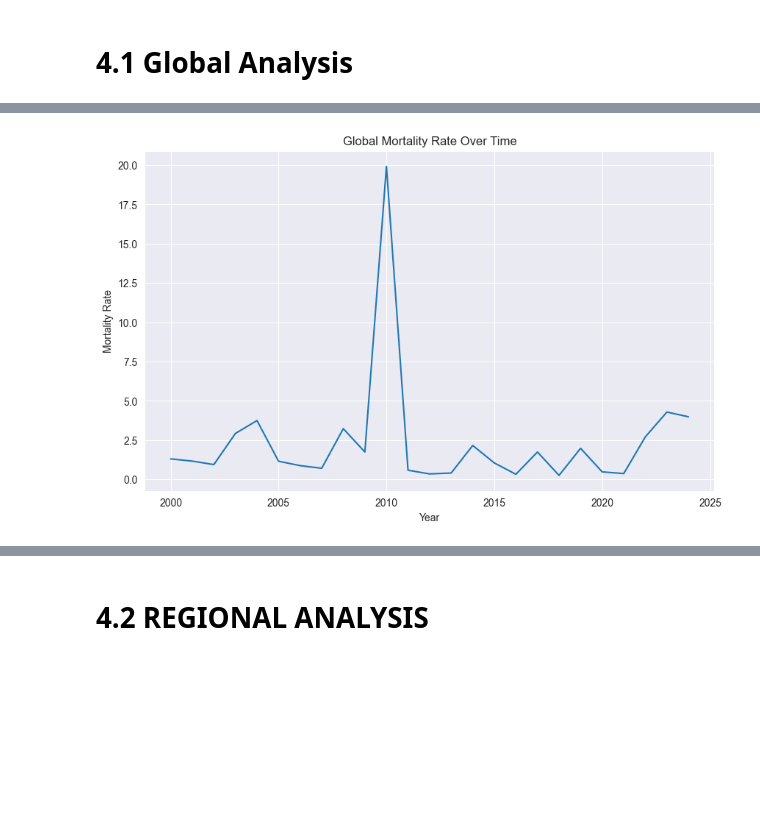
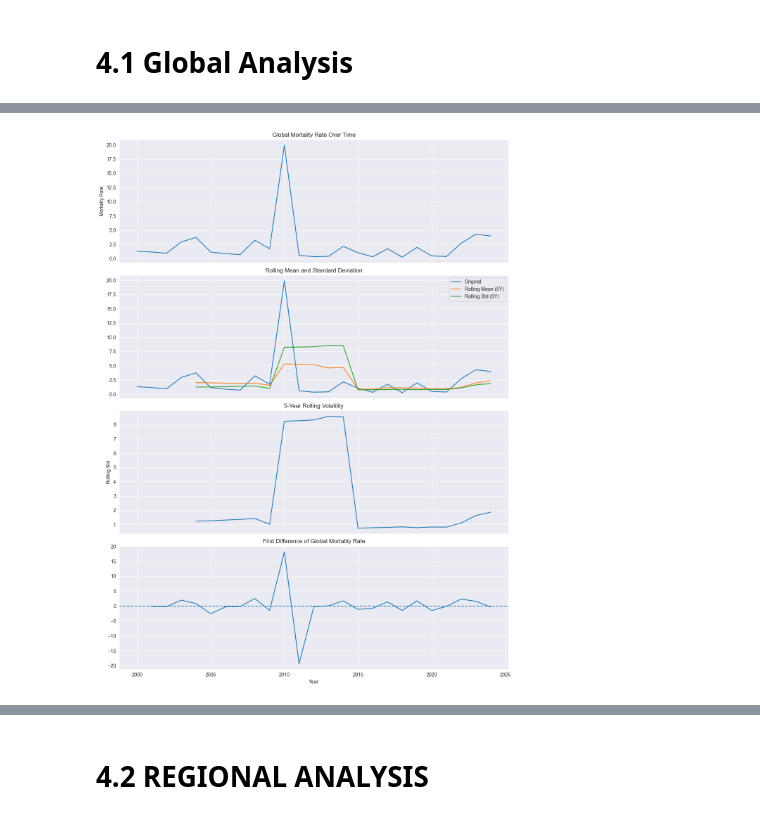
Before and after one commit to NgocMypzg/Mortality_Rate_Forecasting, a Jupyter notebook: notebook/eda.ipynb, the cells around one changed output, grey strips where cells are left out. Drawn from its saved outputs; the diff is of its cells as text; code cells hidden in the pictures; blank space fills up the shorter version.

```diff
--- a/notebook/eda.ipynb
+++ b/notebook/eda.ipynb
@@ -33,7 +33,6 @@ Zimbabwe
 # %% [markdown]
 # 4.1 Global Analysis
 # %%
-
 # 4.1.1 Global Trend
 
 global_ts = (
@@ -42,31 +41,10 @@ global_ts = (
     .sort_index()
 )
 
-plt.figure(figsize=(10,6))
-plt.plot(global_ts)
-plt.title("Global Mortality Rate Over Time")
-plt.xlabel("Year")
-plt.ylabel("Mortality Rate")
-plt.show()
-
 # 4.1.2 Rolling Statistics
 
 rolling_mean = global_ts.rolling(window=5).mean()
 rolling_std = global_ts.rolling(window=5).std()
-
-plt.figure(figsize=(10,6))
-plt.plot(global_ts, label="Original")
-plt.plot(rolling_mean, label="Rolling Mean (5Y)")
-plt.plot(rolling_std, label="Rolling Std (5Y)")
-plt.legend()
-plt.title("Rolling Mean and Standard Deviation")
-plt.show()
-
-plt.figure(figsize=(10,6))
-plt.plot(rolling_std)
-plt.title("5-Year Rolling Volatility")
-plt.show()
-
 
 # 4.1.3 Stationarity (ADF Test)
 
@@ -77,40 +55,63 @@ adf_result = adfuller(global_ts)
 print("ADF Statistic:", adf_result[0])
 print("p-value:", adf_result[1])
 
-
-
-# First Difference (if needed)
+# First Difference
 diff_ts = global_ts.diff().dropna()
-
-plt.figure(figsize=(10,6))
-plt.plot(diff_ts)
-plt.axhline(0, linestyle="--")
-plt.title("First Difference of Global Mortality Rate")
-plt.show()
 
 adf_diff = adfuller(diff_ts)
 
 print("ADF Statistic (Differenced):", adf_diff[0])
 print("p-value (Differenced):", adf_diff[1])
 
+#Trend + Rolling + Volatility + Diff
+
+fig, axes = plt.subplots(4, 1, figsize=(12, 16), sharex=True)
+
+# Global Trend
+axes[0].plot(global_ts)
+axes[0].set_title("Global Mortality Rate Over Time")
+axes[0].set_ylabel("Mortality Rate")
+
+# Rolling Mean + Std
+axes[1].plot(global_ts, label="Original")
+axes[1].plot(rolling_mean, label="Rolling Mean (5Y)")
+axes[1].plot(rolling_std, label="Rolling Std (5Y)")
+axes[1].legend()
+axes[1].set_title("Rolling Mean and Standard Deviation")
+
+# Rolling Volatility
+axes[2].plot(rolling_std)
+axes[2].set_title("5-Year Rolling Volatility")
+axes[2].set_ylabel("Rolling Std")
+
+# First Difference
+axes[3].plot(diff_ts)
+axes[3].axhline(0, linestyle="--")
+axes[3].set_title("First Difference of Global Mortality Rate")
+axes[3].set_xlabel("Year")
+
+plt.tight_layout()
+plt.show()
+
 
 # 4.1.4 ACF & PACF
 
 from statsmodels.graphics.tsaplots import plot_acf, plot_pacf
 
-print("ACF Plot (Original Series)")
-plot_acf(global_ts)
+fig, axes = plt.subplots(2, 2, figsize=(12, 8))
+
+plot_acf(global_ts, ax=axes[0, 0])
+axes[0, 0].set_title("ACF (Original Series)")
+
+plot_pacf(global_ts, ax=axes[0, 1])
+axes[0, 1].set_title("PACF (Original Series)")
+
+plot_acf(diff_ts, ax=axes[1, 0])
+axes[1, 0].set_title("ACF (Differenced Series)")
+
+plot_pacf(diff_ts, ax=axes[1, 1])
+axes[1, 1].set_title("PACF (Differenced Series)")
+
+plt.tight_layout()
 plt.show()
-
-print("PACF Plot (Original Series)")
-plot_pacf(global_ts)
-plt.show()
-
-print("ACF Plot (Differenced Series)")
-plot_acf(diff_ts)
-plt.show()
-
-print("PACF Plot (Differenced Series)")
-plot_pacf(diff_ts)
-plt.show()
 # %% [output]
@@ -117 +122 @@ plt.show()
-[figure, old version]
+[figure, new version]
```
Also changed, not shown: parts of 1 cell of this notebook.
